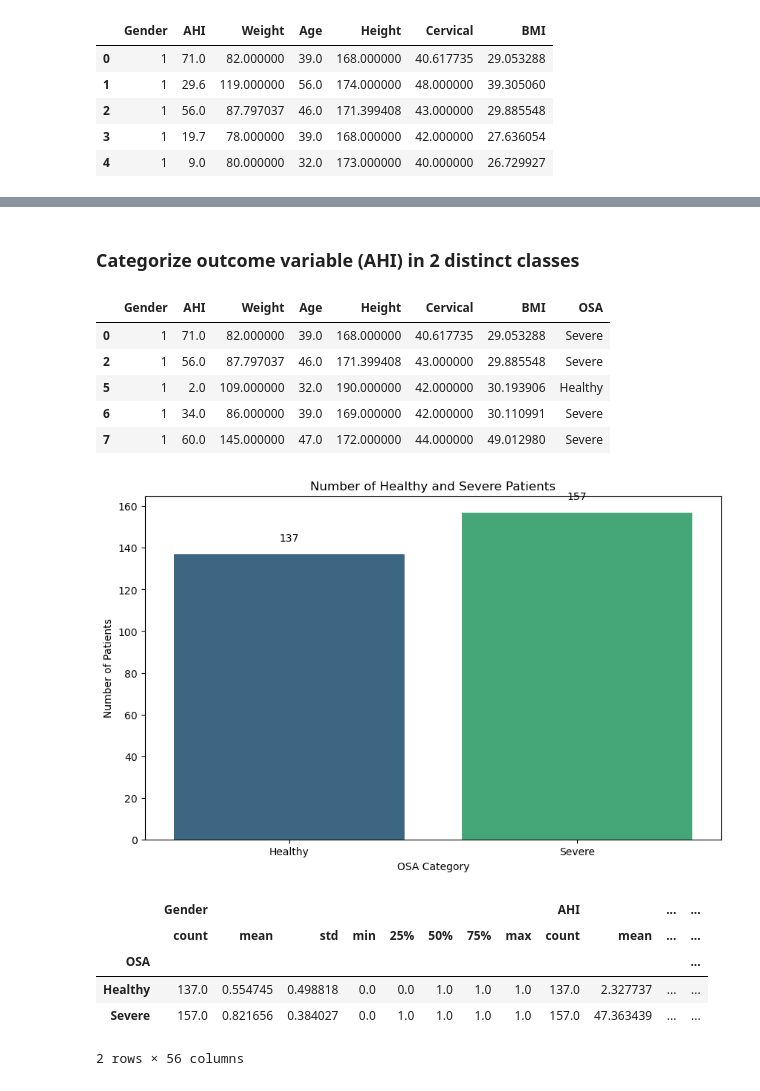
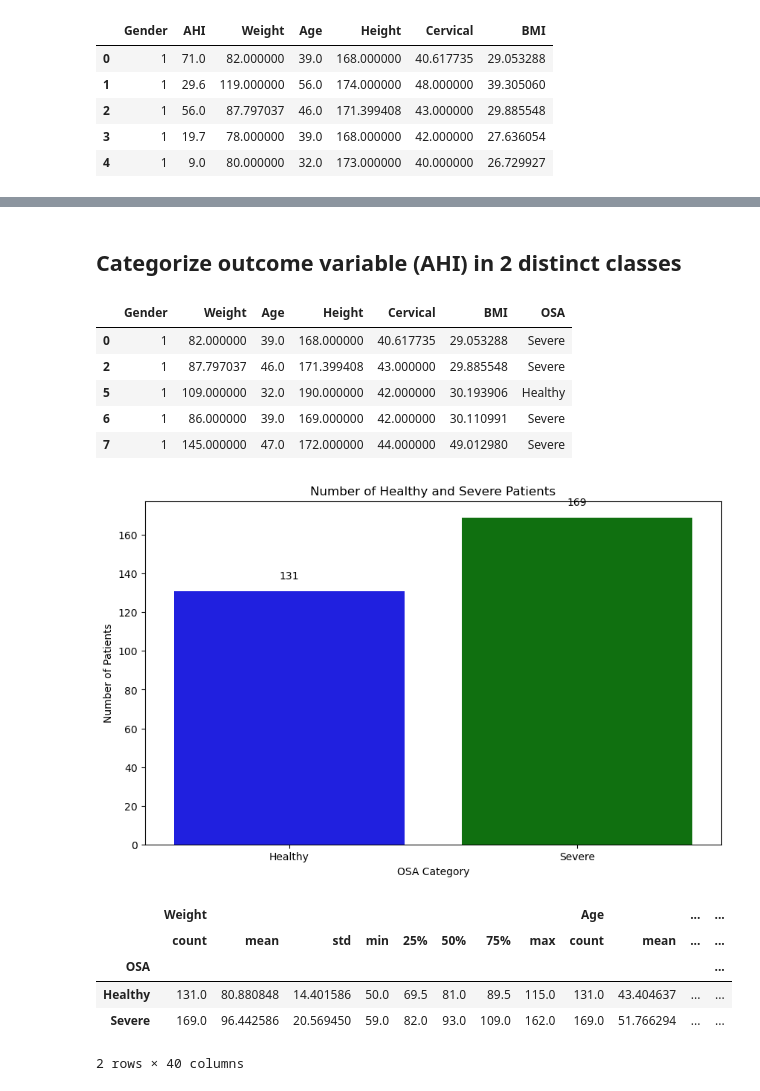
Before and after one commit to VicBracke/_Repo_ML_Project, a Jupyter notebook: OSA_CaseStudy/3_EDA_Classification.ipynb, the cells around one changed output, grey strips where cells are left out. Drawn from its saved outputs; the diff is of its cells as text; code cells hidden in the pictures.

```diff
--- a/OSA_CaseStudy/3_EDA_Classification.ipynb
+++ b/OSA_CaseStudy/3_EDA_Classification.ipynb
@@ -12,6 +12,9 @@ df = pd.read_excel(file_path)
 # Drop the 'Patient' column
 df = df.drop(columns=['Patient'])
 
+# Convert 'Gender' to a categorical variable
+df['Gender'] = df['Gender'].astype('category')
+
 df.head()
 # %% [output]
 |  | Gender | AHI | Weight | Age | Height | Cervical | BMI |
@@ -89,49 +92,52 @@ plt.show()
 # %% [markdown]
-### Categorize outcome variable (AHI) in 2 distinct classes
+## Categorize outcome variable (AHI) in 2 distinct classes
 # %%
 # Add the OSA column with the specified categories
-df['OSA'] = df['AHI'].apply(lambda x: 'Healthy' if x <= 5 else ('Severe' if x > 30 else None))
+df['OSA'] = df['AHI'].apply(lambda x: 'Healthy' if x < 5 else ('Severe' if x >= 30 else None))
 
 # Remove rows with AHI values larger than 5 and less or equal to 30
 df_class = df.dropna(subset=['OSA'])
+
+# Drop the 'Weight', 'Height', and 'AHI' columns
+df_class = df_class.drop(columns=['AHI'])
 
 df_class.head()
 
 # output_file_path = 'DATA/OSA_DB_class.xlsx'
 # df_class.to_excel(output_file_path, index=False)
 # %% [output]
-|  | Gender | AHI | Weight | Age | Height | Cervical | BMI | OSA |
-| 0 | 1 | 71.0 | 82.000000 | 39.0 | 168.000000 | 40.617735 | 29.053288 | Severe |
-| 2 | 1 | 56.0 | 87.797037 | 46.0 | 171.399408 | 43.000000 | 29.885548 | Severe |
-| 5 | 1 | 2.0 | 109.000000 | 32.0 | 190.000000 | 42.000000 | 30.193906 | Healthy |
-| 6 | 1 | 34.0 | 86.000000 | 39.0 | 169.000000 | 42.000000 | 30.110991 | Severe |
-| 7 | 1 | 60.0 | 145.000000 | 47.0 | 172.000000 | 44.000000 | 49.012980 | Severe |
+|  | Gender | Weight | Age | Height | Cervical | BMI | OSA |
+| 0 | 1 | 82.000000 | 39.0 | 168.000000 | 40.617735 | 29.053288 | Severe |
+| 2 | 1 | 87.797037 | 46.0 | 171.399408 | 43.000000 | 29.885548 | Severe |
+| 5 | 1 | 109.000000 | 32.0 | 190.000000 | 42.000000 | 30.193906 | Healthy |
+| 6 | 1 | 86.000000 | 39.0 | 169.000000 | 42.000000 | 30.110991 | Severe |
+| 7 | 1 | 145.000000 | 47.0 | 172.000000 | 44.000000 | 49.012980 | Severe |
 # %%
 # Separate the counts for healthy and severe cases
 osa_counts = df_class['OSA'].value_counts()
 healthy_counts = osa_counts['Healthy']
 severe_counts = osa_counts['Severe']
 
 # Plot the number of healthy and severe patients
 plt.figure(figsize=(10, 6))
-sns.barplot(x=['Healthy', 'Severe'], y=[healthy_counts, severe_counts], palette='viridis')
+sns.barplot(x=['Healthy', 'Severe'], y=[healthy_counts, severe_counts], palette=['blue', 'green'])
 plt.title('Number of Healthy and Severe Patients')
 plt.xlabel('OSA Category')
 plt.ylabel('Number of Patients')
 
 # Annotate the bars with the absolute values
 plt.text(0, healthy_counts + 5, str(healthy_counts), ha='center', va='bottom')
 plt.text(1, severe_counts + 5, str(severe_counts), ha='center', va='bottom')
 
 plt.show()
 # %% [output]
-[figure, old version]
+[figure, new version]
 # %%
 df_class.groupby('OSA').describe()
 # %% [output]
-|  | Gender |  |  |  |  |  |  |  | AHI |  | ... | ... |
+|  | Weight |  |  |  |  |  |  |  | Age |  | ... | ... |
 |  | count | mean | std | min | 25% | 50% | 75% | max | count | mean | ... | ... |
 | OSA |  |  |  |  |  |  |  |  |  |  |  | ... |
-| Healthy | 137.0 | 0.554745 | 0.498818 | 0.0 | 0.0 | 1.0 | 1.0 | 1.0 | 137.0 | 2.327737 | ... | ... |
-| Severe | 157.0 | 0.821656 | 0.384027 | 0.0 | 1.0 | 1.0 | 1.0 | 1.0 | 157.0 | 47.363439 | ... | ... |
+| Healthy | 131.0 | 80.880848 | 14.401586 | 50.0 | 69.5 | 81.0 | 89.5 | 115.0 | 131.0 | 43.404637 | ... | ... |
+| Severe | 169.0 | 96.442586 | 20.569450 | 59.0 | 82.0 | 93.0 | 109.0 | 162.0 | 169.0 | 51.766294 | ... | ... |
-2 rows × 56 columns
+2 rows × 40 columns
```
Also changed, not shown: parts of 10 cells of this notebook, 6 other files.
